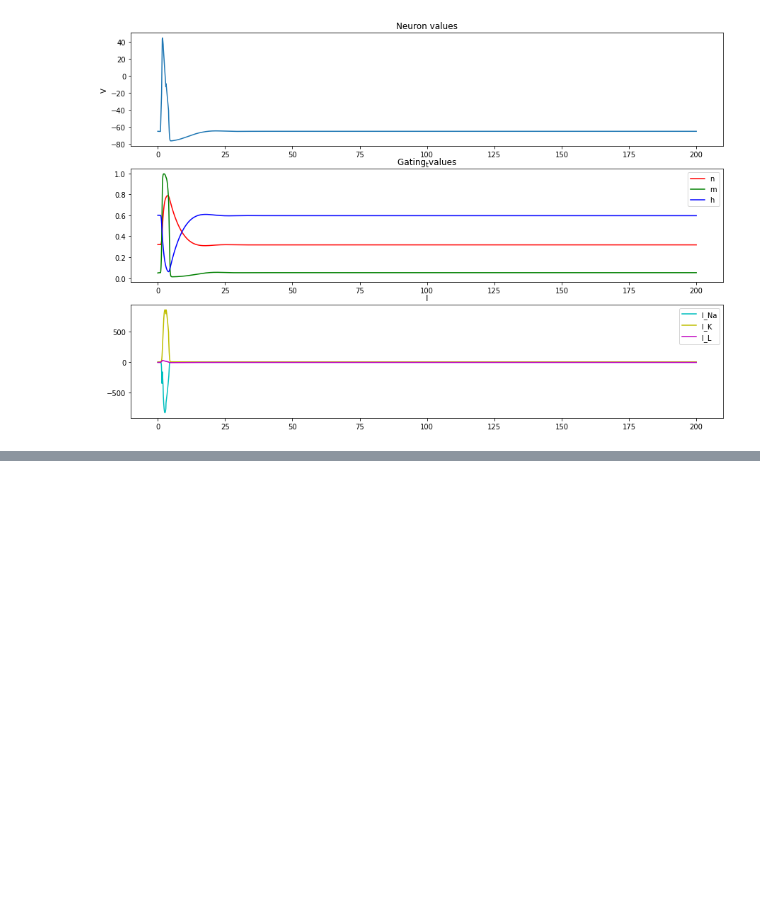
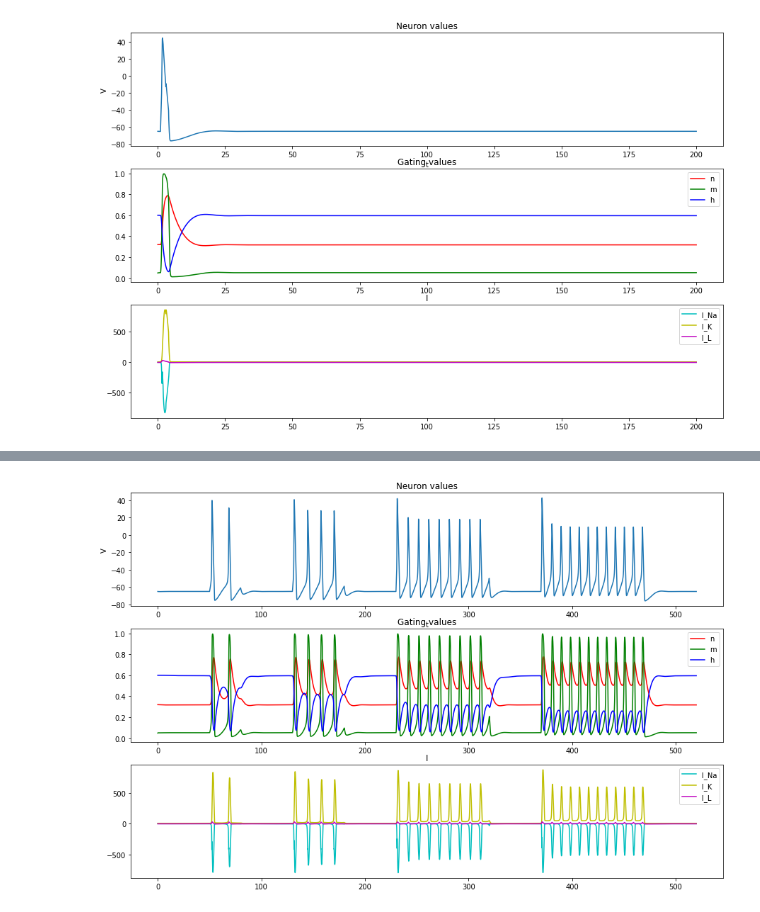
Before and after one commit to stasbel/neuroscience, a Jupyter notebook: task01/task01.ipynb, the cells around one changed output, grey strips where cells are left out. Cells and saved outputs as stored; diff of their text form; code cells hidden in the pictures; blank space fills up the shorter version.

```diff
--- a/task01/task01.ipynb
+++ b/task01/task01.ipynb
@@ -102,7 +104,7 @@ y = scipy_integrate.odeint(
     func=dy_dt,
     y0=Y_INITS,
     t=t,
-    args=(I,),
+    args=(I1,),
 ).T
 y.shape
 # %% [output]
@@ -225,0 +254,10 @@ plot(t, y)
+# %%
+y = scipy_integrate.odeint(
+    func=dy_dt,
+    y0=Y_INITS,
+    t=t,
+    args=(functools.partial(I31, low=0.0, high=0.001),),
+).T
+plot(t, y)
+# %% [output]
+[figure, added]
```
Also changed, not shown: parts of 15 cells of this notebook, 5 other files.
